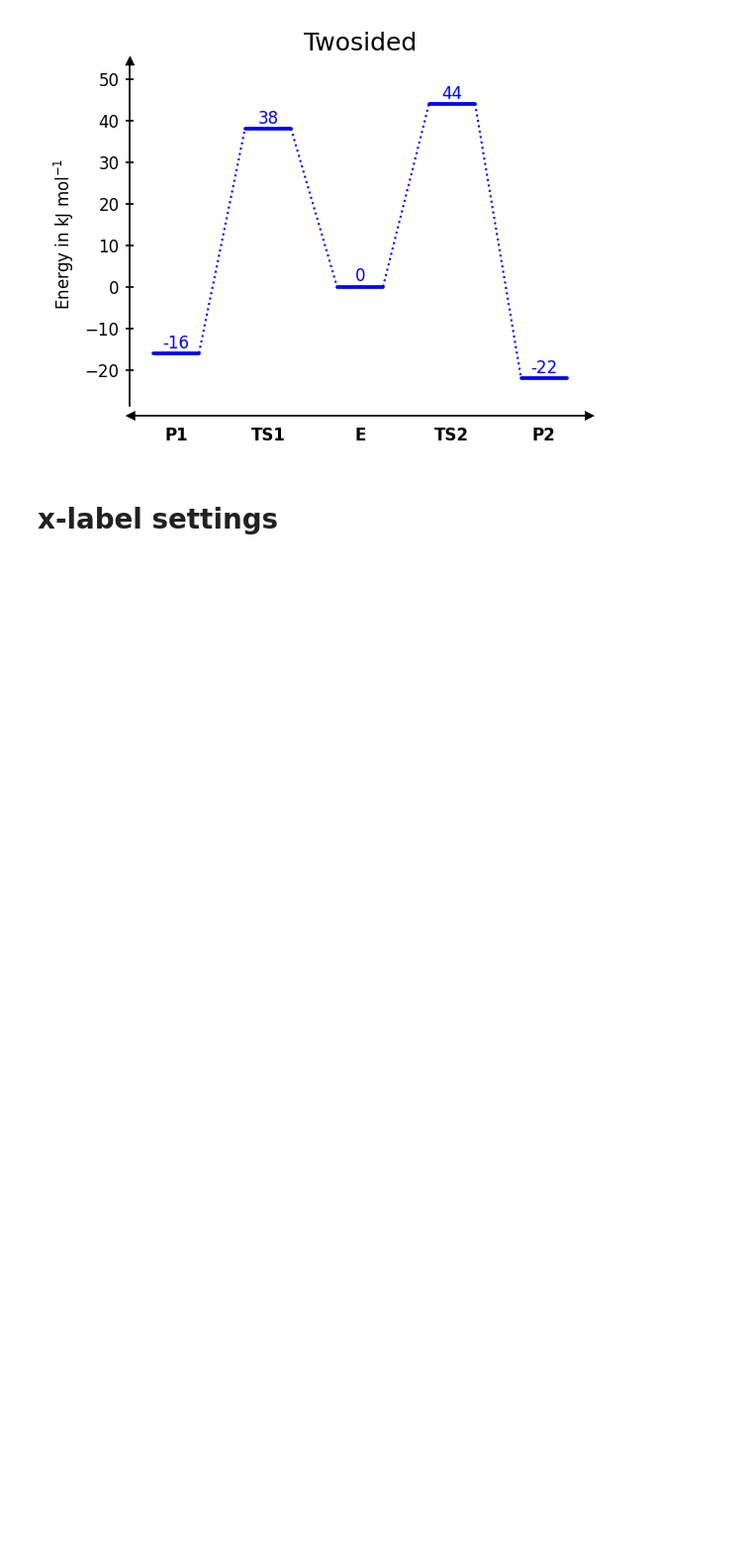
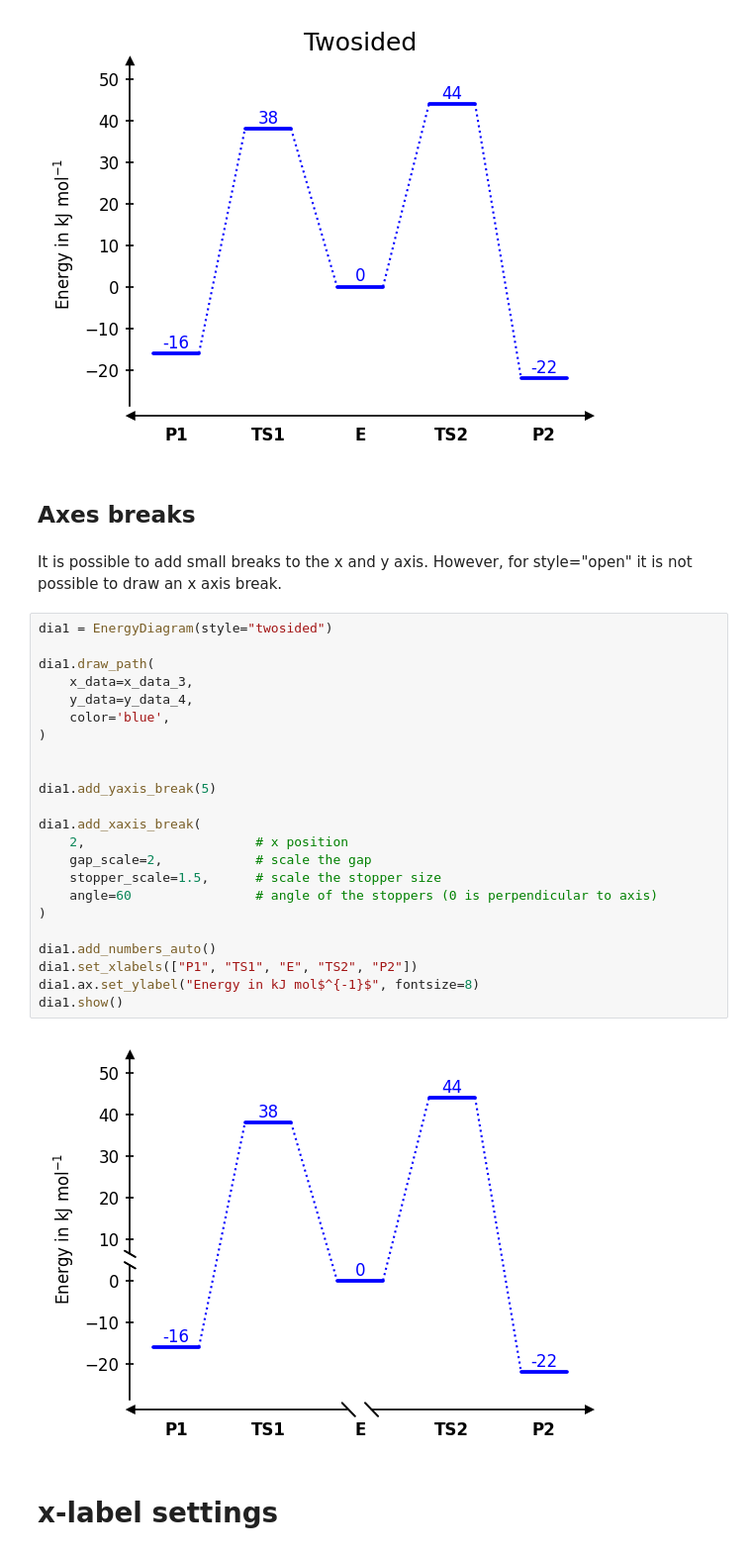
Before and after one commit to Tonner-Zech-Group/chem-diagrams, a Jupyter notebook: examples/example_use.ipynb, the cells around one changed output. Shown at 99% size. Drawn from its saved outputs; the diff is of its cells as text; blank space fills up the shorter version.

```diff
--- a/examples/example_use.ipynb
+++ b/examples/example_use.ipynb
@@ -297,6 +299,35 @@ dia1.ax.set_title("Twosided")
 dia1.show()
 # %% [output]
 [figure]
+# %% [markdown]
+## Axes breaks
+# %% [markdown]
+It is possible to add small breaks to the x and y axis. However, for style="open" it is not possible to draw an x axis break.
+# %%
+dia1 = EnergyDiagram(style="twosided")
+
+dia1.draw_path(
+    x_data=x_data_3,
+    y_data=y_data_4,
+    color='blue',
+)
+
+
+dia1.add_yaxis_break(5)
+
+dia1.add_xaxis_break(
+    2,                      # x position
+    gap_scale=2,            # scale the gap
+    stopper_scale=1.5,      # scale the stopper size
+    angle=60                # angle of the stoppers (0 is perpendicular to axis)
+)
+
+dia1.add_numbers_auto()
+dia1.set_xlabels(["P1", "TS1", "E", "TS2", "P2"])
+dia1.ax.set_ylabel("Energy in kJ mol$^{-1}$", fontsize=8)
+dia1.show()
+# %% [output]
+[figure, added]
 # %% [markdown]
 # x-label settings
 # %% [markdown]
```
Also changed, not shown: parts of 2 cells of this notebook, 7 other files.
